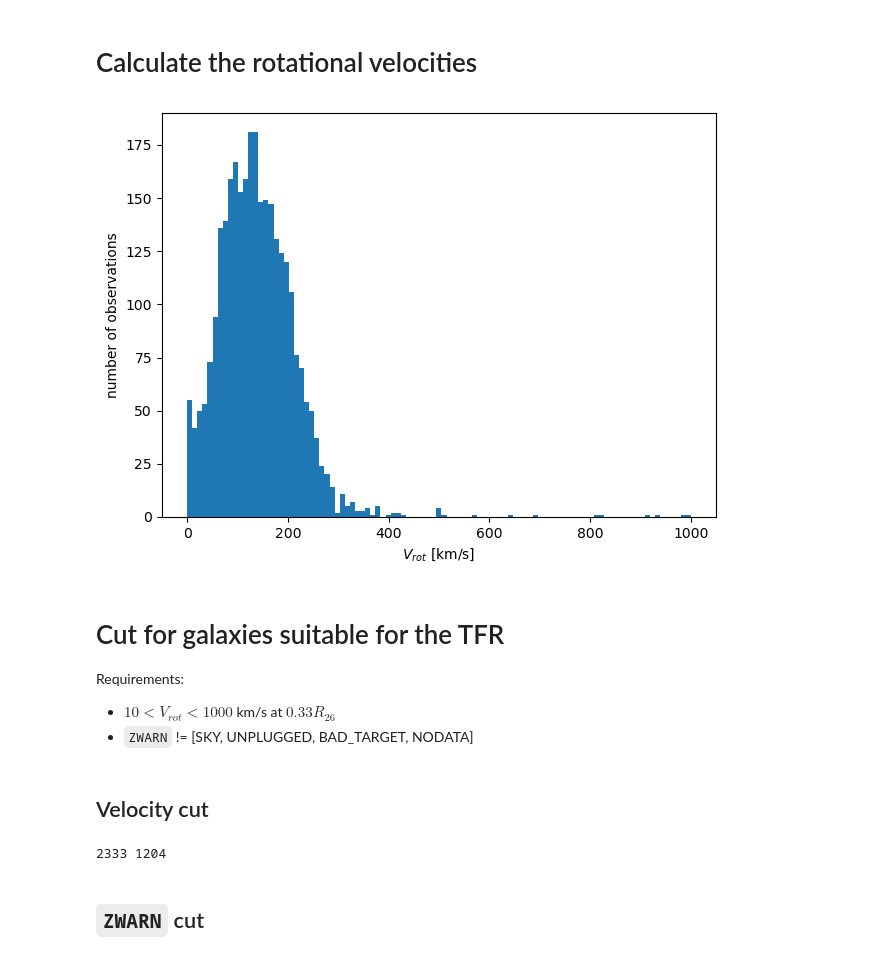
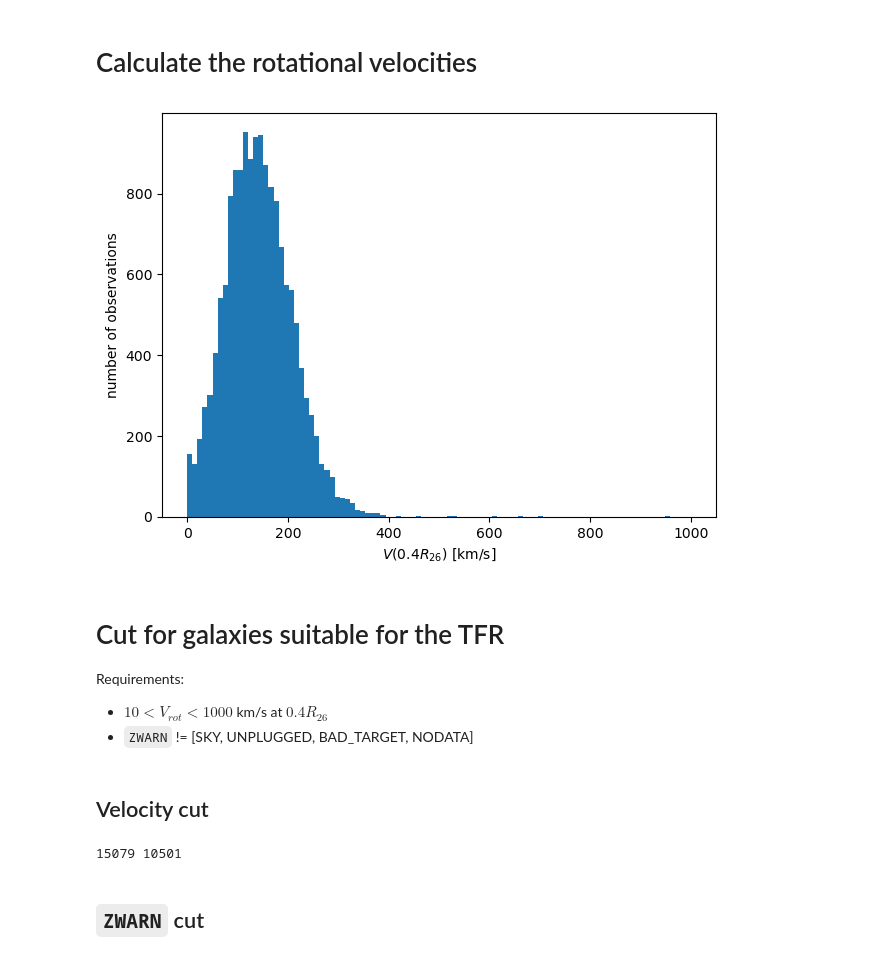
Before and after one commit to DESI-UR/DESI_SGA, a Jupyter notebook: TF/Y1/Iron_Vcomp.ipynb, the cells around one changed output. Cells and saved outputs as stored; diff of their text form; code cells hidden in the pictures.

```diff
--- a/TF/Y1/Iron_Vcomp.ipynb
+++ b/TF/Y1/Iron_Vcomp.ipynb
@@ -24,7 +24,8 @@ q0 = 0.2
 # %% [markdown]
 # Data
 # %%
-tiron_all = Table.read('/global/cfs/projectdirs/desi/science/td/pv/tfgalaxies/desi_pv_tf_iron_healpix.fits')
+# tiron_all = Table.read('/global/cfs/projectdirs/desi/science/td/pv/tfgalaxies/desi_pv_tf_iron_healpix.fits')
+tiron_all = Table.read('/Users/kdouglass/Documents/Research/data/DESI/Y1/desi_pv_tf_iron_healpix.fits')
 tiron = unique(tiron_all)
 tiron[:5]
 # %% [output]
@@ -37,8 +38,8 @@ Table length=5
 | -239472210 | 323.502907257596 | 2.59623615801086 | 19168 | main | 0.0570545794337428 | 2.47376442711859e-05 | 2560 | 36.3351525710896 | iron/healpix/main/bright/191/1916... | TFT | ... |
 | -236269010 | 159.441551301486 | 11.8164401561333 | 27589 | main | 0.0536937948152313 | 2.00541500335771e-06 | 2560 | 17253.9541264772 | iron/healpix/main/bright/275/2758... | SGA | ... |
 # %%
-SGA = Table.read('/global/cfs/cdirs/cosmo/data/sga/2020/SGA-2020.fits', 'ELLIPSE')
-# SGA = Table.read('/Users/kdouglass/Documents/Research/data/SGA/SGA-2020.fits', 'ELLIPSE')
+# SGA = Table.read('/global/cfs/cdirs/cosmo/data/sga/2020/SGA-2020.fits', 'ELLIPSE')
+SGA = Table.read('/Users/kdouglass/Documents/Research/data/SGA/SGA-2020.fits', 'ELLIPSE')
 SGA[:5]
 # %% [output]
 Table length=5
@@ -218,30 +219,30 @@ for sga_id in tqdm(np.unique(good_centers['SGA_ID'])):
 # %%
 plt.figure(tight_layout=True)
 
-plt.hist(np.abs(fuji_axis['V_ROT']), bins=np.linspace(0, 1000, 100))
+plt.hist(np.abs(iron_axis['V_ROT']), bins=np.linspace(0, 1000, 100))
 
-plt.xlabel('$V_{rot}$ [km/s]')
+plt.xlabel('$V(0.4R_{26})$ [km/s]')
 plt.ylabel('number of observations');
 # %% [output]
-[figure, old version]
+[figure, new version]
 # %% [markdown]
 # Cut for galaxies suitable for the TFR
 
 Requirements:
-* $10 < V_{rot} < 1000$ km/s at $0.33R_{26}$
+* $10 < V_{rot} < 1000$ km/s at $0.4R_{26}$
 * `ZWARN` != [SKY, UNPLUGGED, BAD_TARGET, NODATA]
 # %% [markdown]
 ## Velocity cut
 # %%
-r0p3 = (fuji_axis['SKY_FIBER_DIST_R26'] > 0.3) & (fuji_axis['SKY_FIBER_DIST_R26'] < 0.4)
+r0p4 = (iron_axis['SKY_FIBER_DIST_R26'] > 0.38) & (iron_axis['SKY_FIBER_DIST_R26'] < 0.42)
 
-Vgood = (np.abs(fuji_axis['V_ROT']) < 1000) & (np.abs(fuji_axis['V_ROT']) >= 10)
+Vgood = (np.abs(iron_axis['V_ROT']) < 1000) & (np.abs(iron_axis['V_ROT']) >= 10)
 
-good_axis = fuji_axis[r0p3 & Vgood]
+good_axis = iron_axis[r0p4 & Vgood]
 
 print(len(good_axis), len(np.unique(good_axis['SGA_ID'])))
 # %% [output]
-2333 1204
+15079 10501
 # %% [markdown]
 ## `ZWARN` cut
 # %%
```
Also changed, not shown: parts of 17 cells of this notebook.
